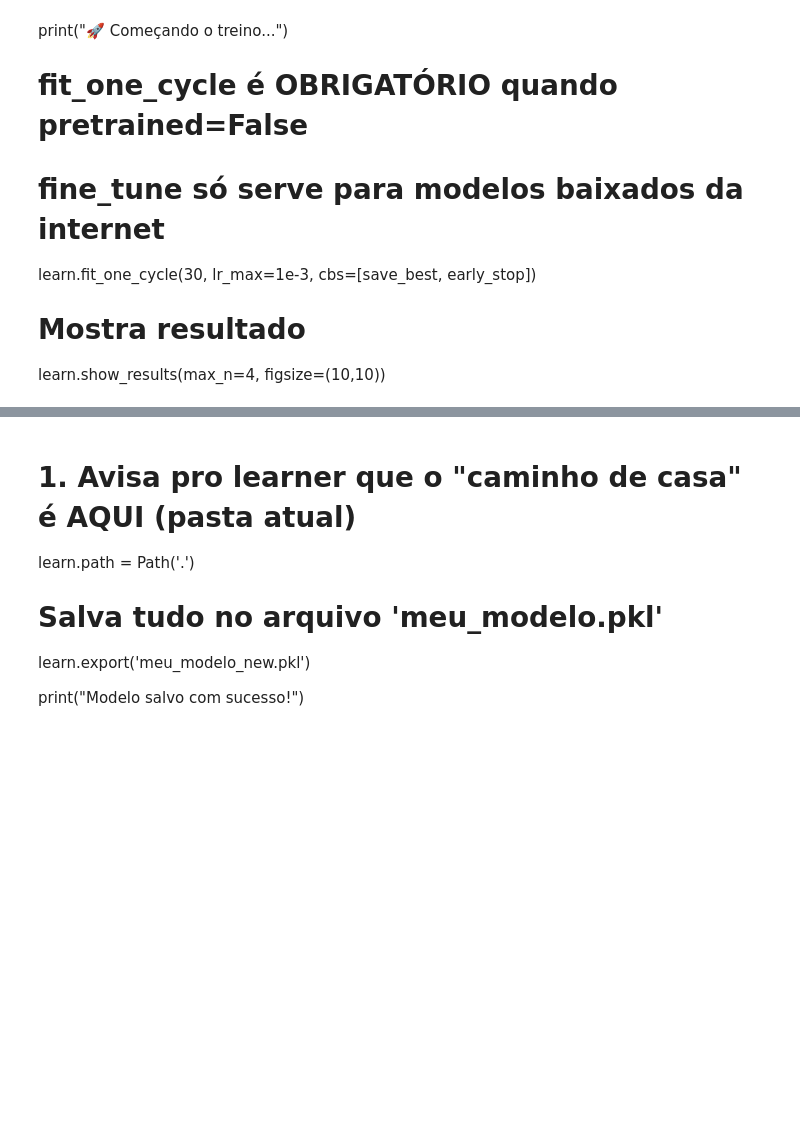
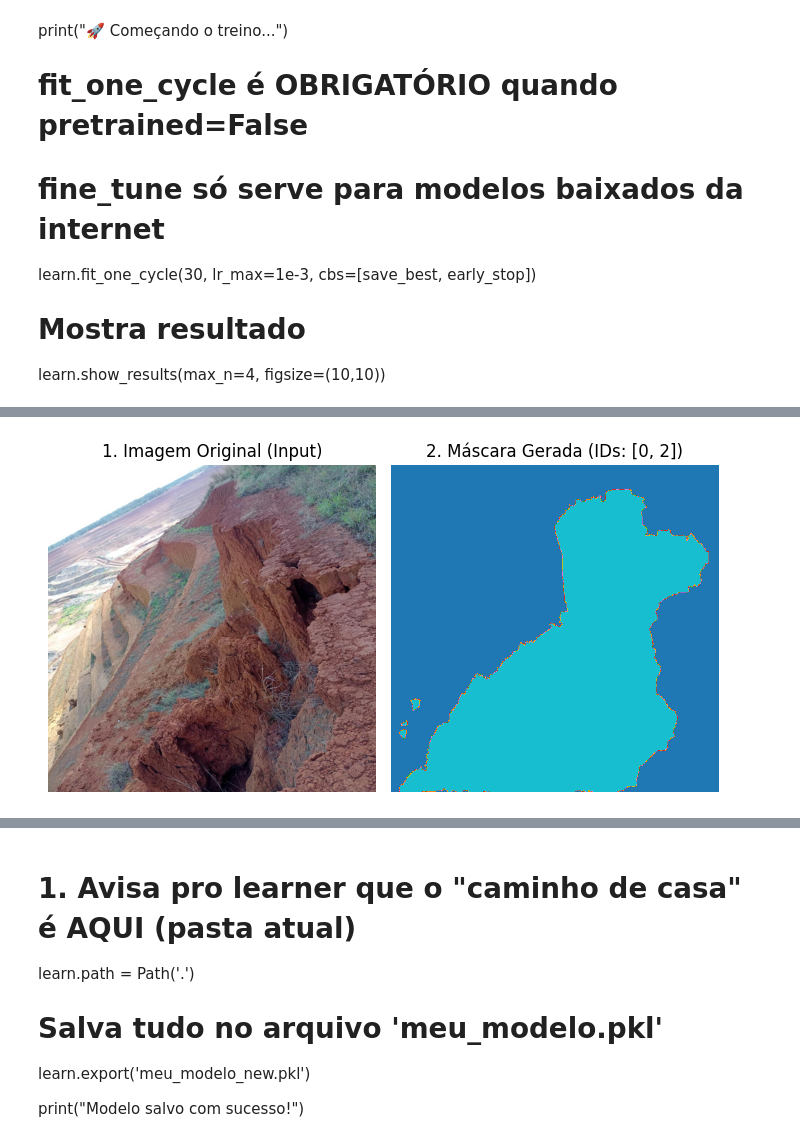
Before and after one commit to wmpjrufg/geoeyeai, a Jupyter notebook: test copy.ipynb, the cells around one changed output, grey strips where cells are left out. Saved outputs shown, nothing was run; the diff lists cells and outputs as text; code cells hidden in the pictures; blank space fills up the shorter version.

```diff
--- a/test copy.ipynb
+++ b/test copy.ipynb
@@ -376,0 +311,25 @@ Better model found at epoch 8 with dice value: 0.652693553763382.
+# %%
+import matplotlib.pyplot as plt
+
+# 1. Pega um exemplo do seu dataset (o índice 0, por exemplo)
+# x é a imagem original, y é a máscara processada
+x, y = dls.valid_ds[np.random.randint(0, len(dls.valid_ds))]  # Pega um exemplo aleatório da validação
+
+# 2. Cria a figura com duas colunas
+fig, ax = plt.subplots(1, 2, figsize=(7, 7))
+
+# Plotar Imagem Real
+ax[0].imshow(x)
+ax[0].set_title("1. Imagem Original (Input)")
+ax[0].axis('off')
+
+# Plotar Máscara Gerada
+# Usamos o cmap 'tab10' para que cada ID (0, 1, 2, 3, 4) tenha uma cor bem distinta
+ax[1].imshow(tensor(y), cmap='tab10')
+ax[1].set_title(f"2. Máscara Gerada (IDs: {torch.unique(tensor(y)).tolist()})")
+ax[1].axis('off')
+
+plt.tight_layout()
+plt.show()
+# %% [output]
+[figure, added]
```
Also changed, not shown: parts of 3 cells of this notebook, 13 other files.
